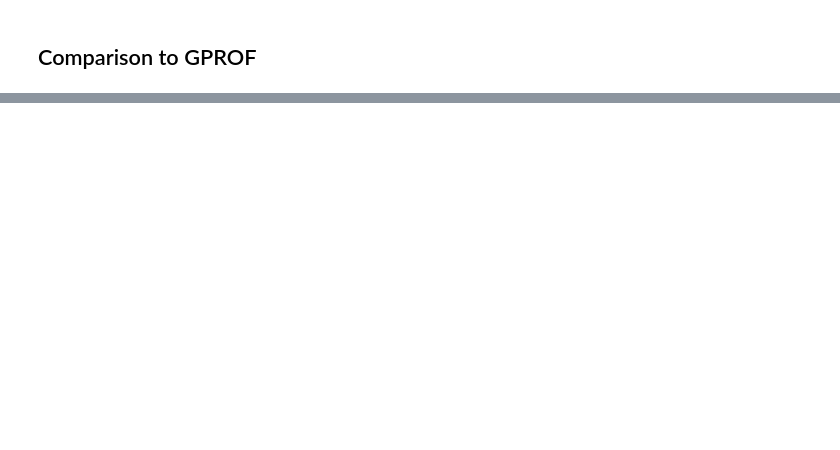
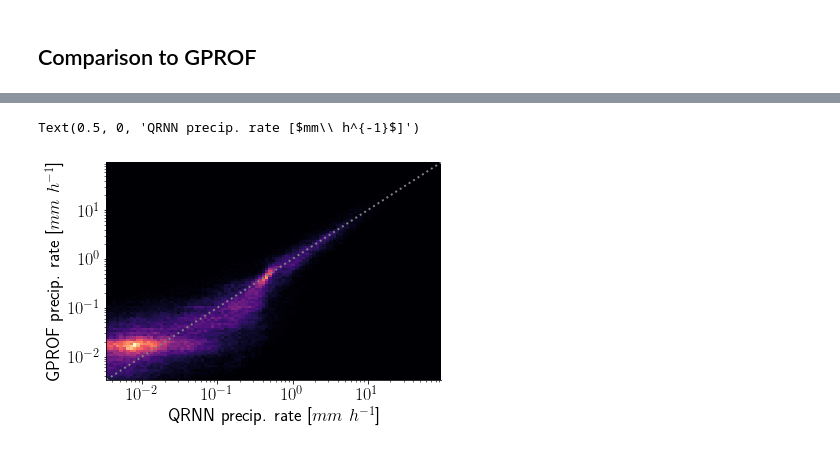
Before and after one commit to SEE-GEO/regn, a Jupyter notebook: notebooks/gprof/gmi_retrieval_example.ipynb, the cells around one changed output, grey strips where cells are left out. Cells and saved outputs as stored; diff of their text form; code cells hidden in the pictures; blank space fills up the shorter version.

```diff
--- a/notebooks/gprof/gmi_retrieval_example.ipynb
+++ b/notebooks/gprof/gmi_retrieval_example.ipynb
@@ -283,0 +313,13 @@ input_data.normalizer.means
+# %%
+bins = np.logspace(-2.5, 2, 101)
+x = 0.5 * (bins[1:] + bins[:-1])
+img, _, _ = np.histogram2d(precip_qrnn.data.ravel(), precip_gprof.data.ravel(), bins=bins)
+plt.pcolormesh(x, x, img.T)
+plt.xscale("log")
+plt.yscale("log")
+plt.plot(x, x, c="grey", ls=":")
+plt.ylabel("GPROF precip. rate [$mm\ h^{-1}$]")
+plt.xlabel("QRNN precip. rate [$mm\ h^{-1}$]")
+# %% [output]
+Text(0.5, 0, 'QRNN precip. rate [$mm\\ h^{-1}$]')
+[figure, added]
```
Also changed, not shown: parts of 56 cells of this notebook, 8 other files.
